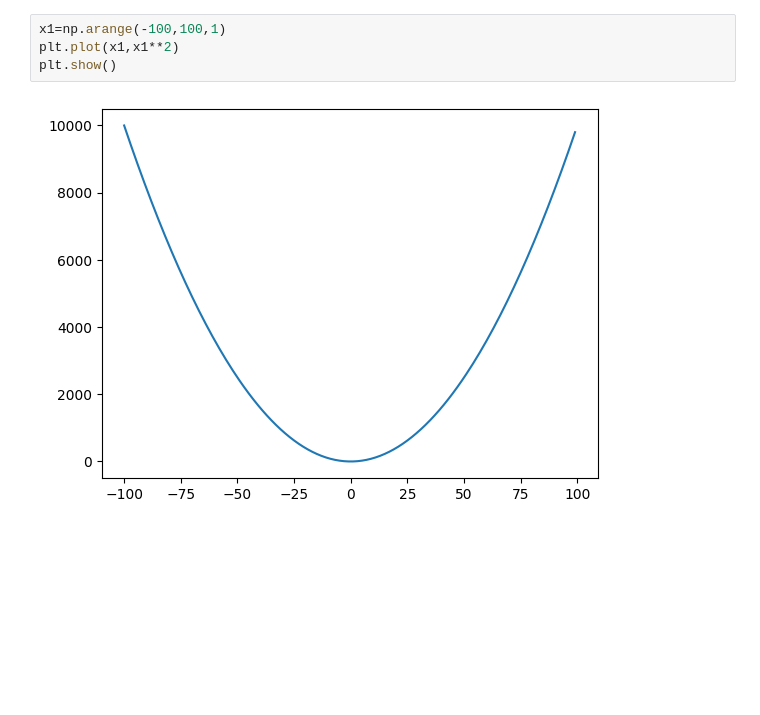
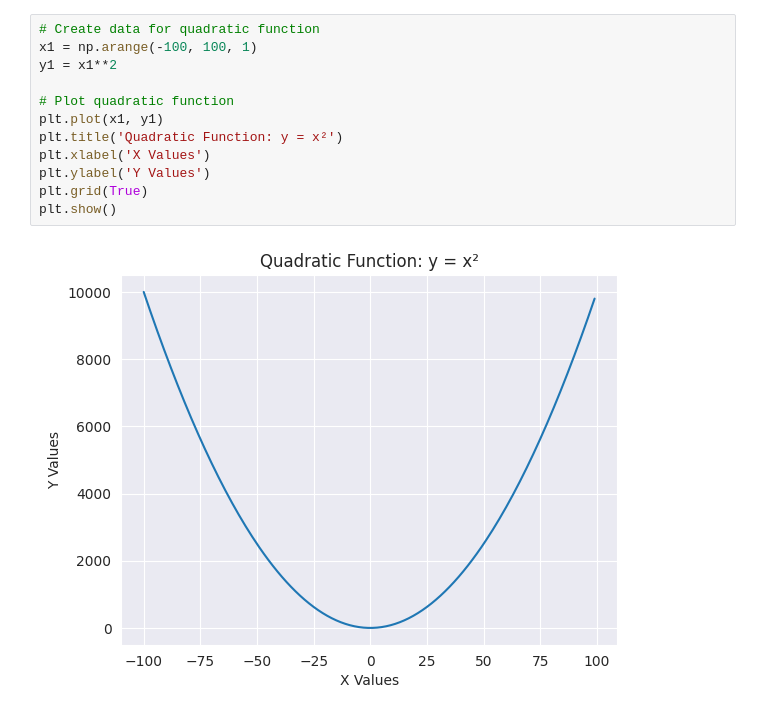
Before and after one commit to tomdkt/intro-to-data-science, a Jupyter notebook: src/week3/01-matplot-and-seaborn.ipynb, the cells around one changed output. Saved outputs shown, nothing was run; the diff lists cells and outputs as text; blank space fills up the shorter version.

```diff
--- a/src/week3/01-matplot-and-seaborn.ipynb
+++ b/src/week3/01-matplot-and-seaborn.ipynb
@@ -14,7 +20,15 @@ plt.show
 # %%
-x1=np.arange(-100,100,1)
-plt.plot(x1,x1**2)
+# Create data for quadratic function
+x1 = np.arange(-100, 100, 1)
+y1 = x1**2
+
+# Plot quadratic function
+plt.plot(x1, y1)
+plt.title('Quadratic Function: y = x²')
+plt.xlabel('X Values')
+plt.ylabel('Y Values')
+plt.grid(True)
 plt.show()
 # %% [output]
-[figure, old version]
+[figure, new version]
 # %%
```
Also changed, not shown: parts of 6 cells of this notebook, 4 other files.
